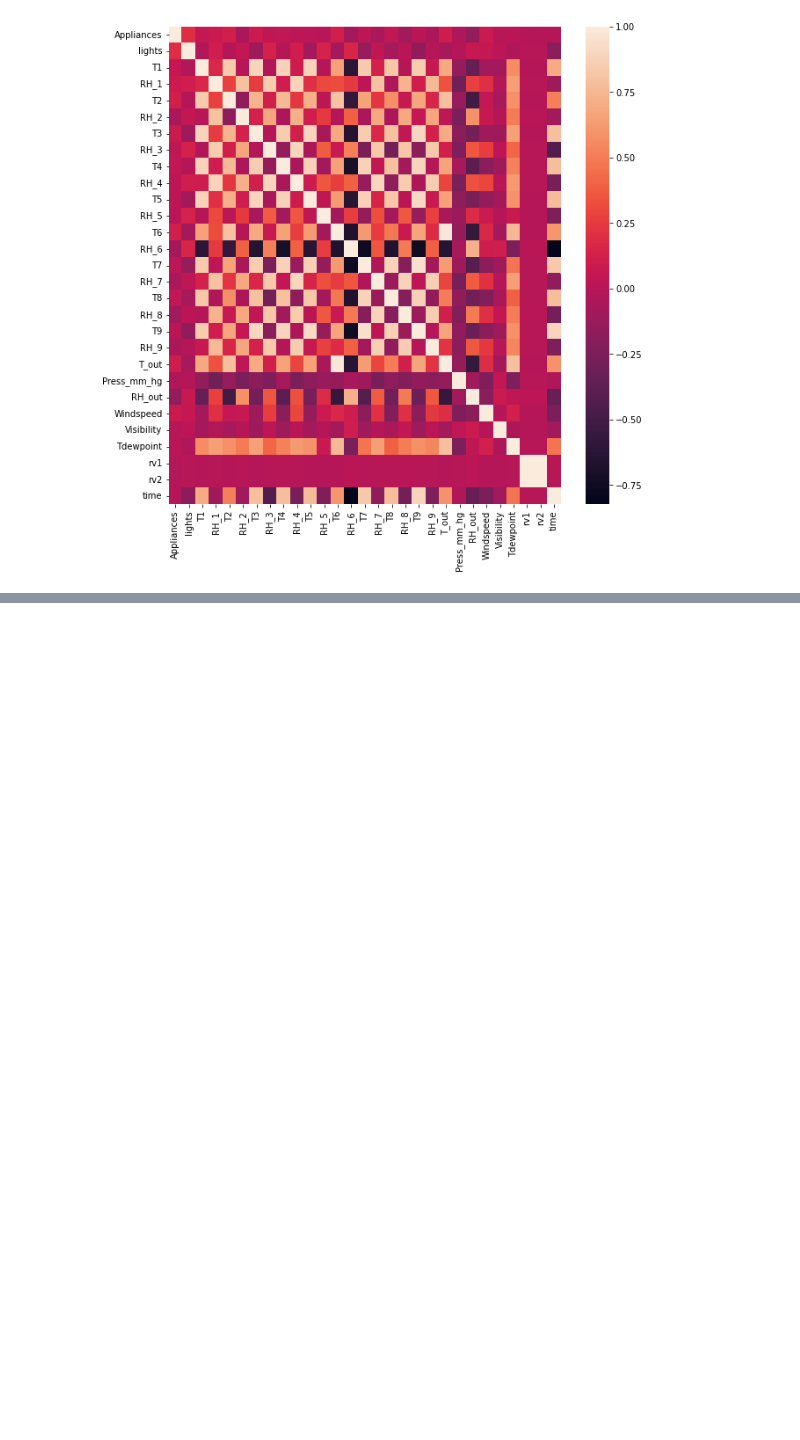
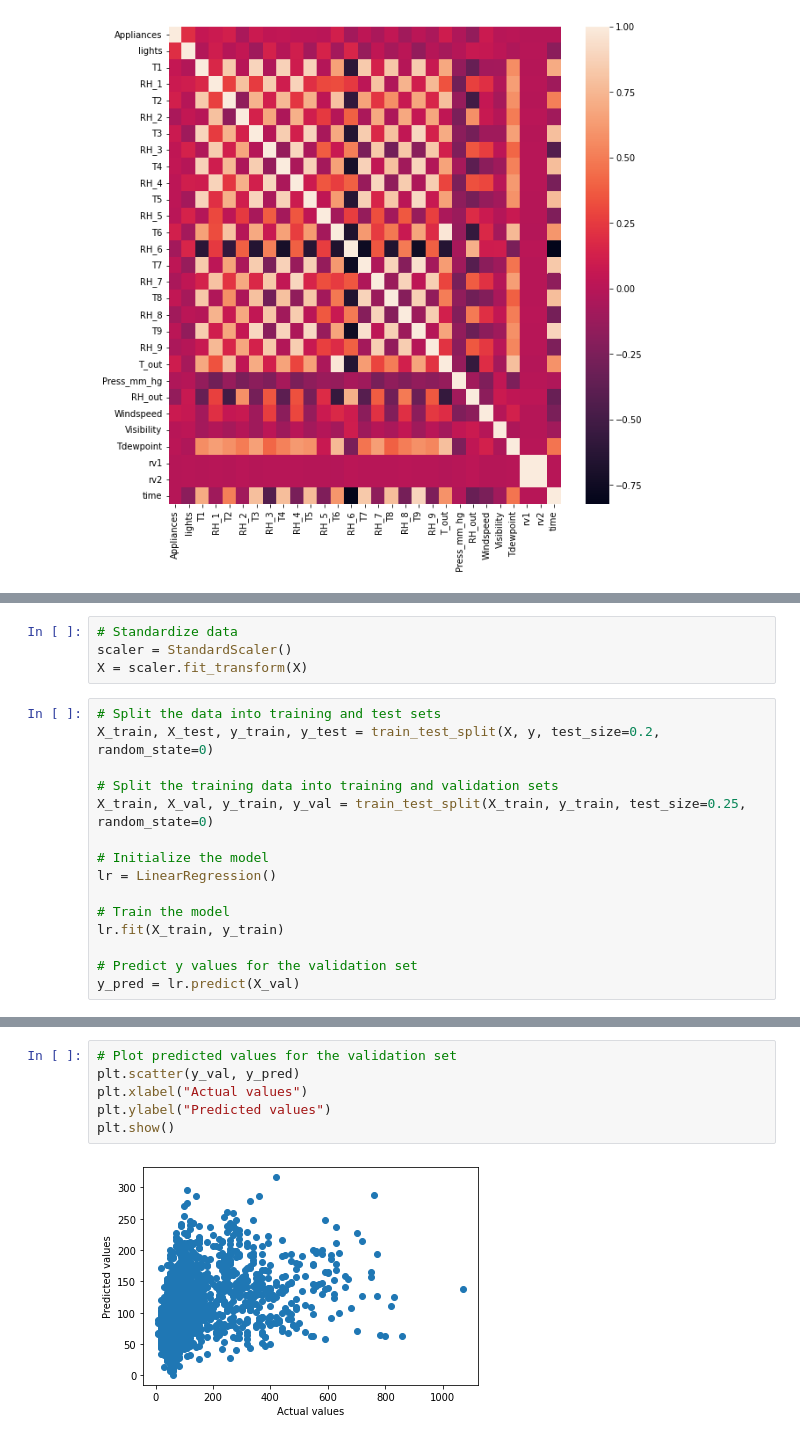
Before and after one commit to nimnathw/energy-consumption, a Jupyter notebook: energy_consumption.ipynb, the cells around one changed output, grey strips where cells are left out. Cells and saved outputs as stored; diff of their text form; blank space fills up the shorter version.

```diff
--- a/energy_consumption.ipynb
+++ b/energy_consumption.ipynb
@@ -127,0 +185,19 @@ y = df_processed["Appliances"]
+# %%
+# Standardize data
+scaler = StandardScaler()
+X = scaler.fit_transform(X)
+# %%
+# Split the data into training and test sets
+X_train, X_test, y_train, y_test = train_test_split(X, y, test_size=0.2, random_state=0)
+
+# Split the training data into training and validation sets
+X_train, X_val, y_train, y_val = train_test_split(X_train, y_train, test_size=0.25, random_state=0)
+
+# Initialize the model
+lr = LinearRegression()
+
+# Train the model
+lr.fit(X_train, y_train)
+
+# Predict y values for the validation set
+y_pred = lr.predict(X_val)
@@ -127,0 +221,8 @@ y = df_processed["Appliances"]
+# %%
+# Plot predicted values for the validation set
+plt.scatter(y_val, y_pred)
+plt.xlabel("Actual values")
+plt.ylabel("Predicted values")
+plt.show()
+# %% [output]
+[figure, added]
```
Also changed, not shown: parts of 6 cells of this notebook.
